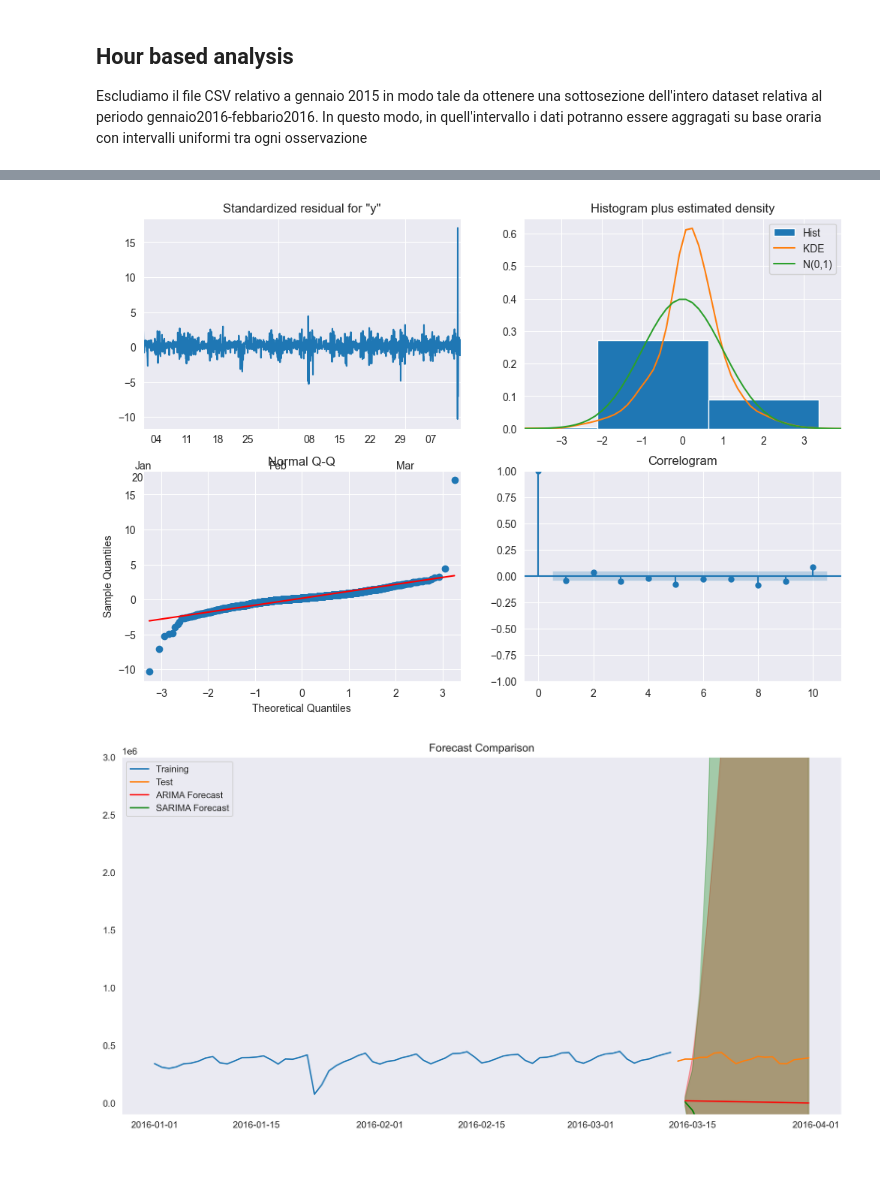
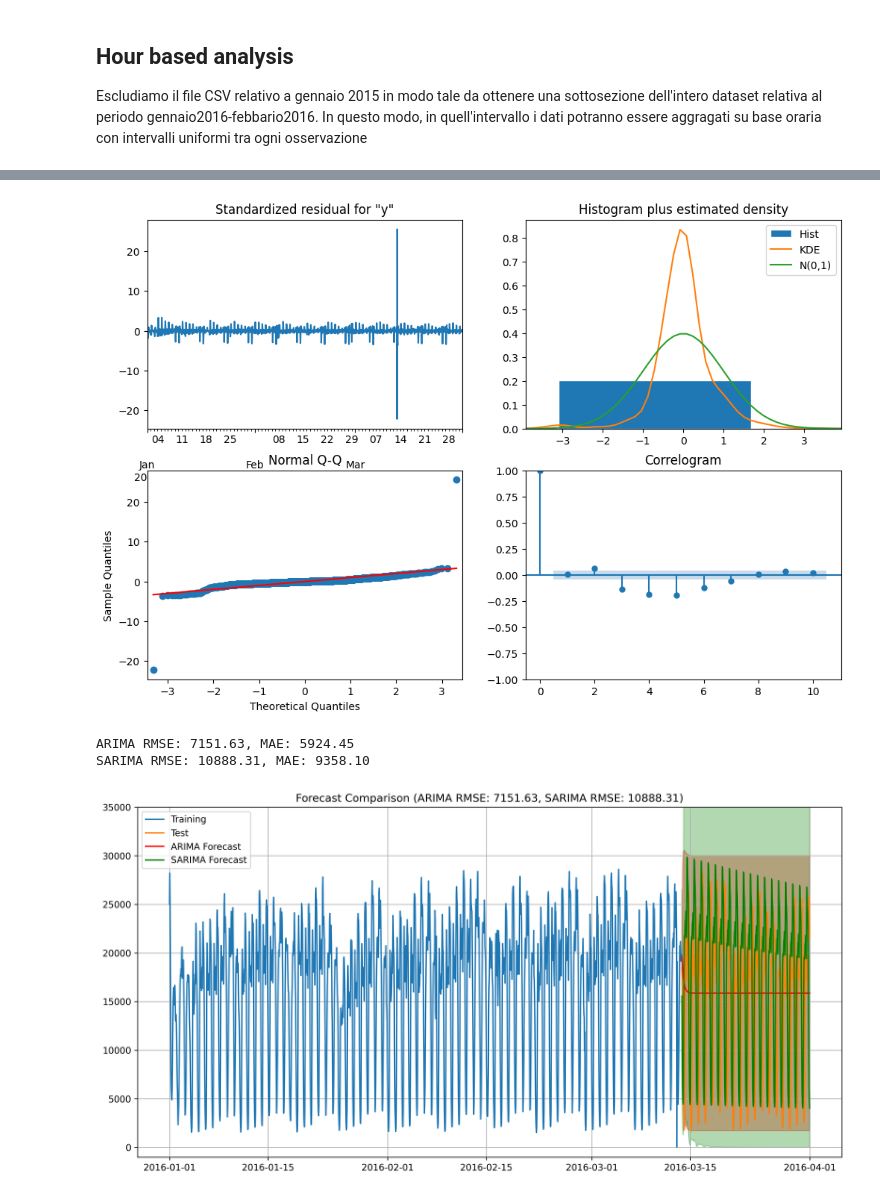
Before and after one commit to NicolaPicciafuoco/time-series-analysis, a Jupyter notebook: code/dataset_taxi_NYC/time_series.ipynb, the cells around one changed output, grey strips where cells are left out. Drawn from its saved outputs; the diff is of its cells as text; code cells hidden in the pictures; blank space fills up the shorter version.

Commit message:
time series almost complete

```diff
--- a/code/dataset_taxi_NYC/time_series.ipynb
+++ b/code/dataset_taxi_NYC/time_series.ipynb
@@ -383,6 +390,18 @@ hourly_trips = hour_df.groupby('pickup_hour').size()
 # Trasformare in una serie temporale con frequenza fissa
 hourly_ts = hourly_trips.asfreq('H', fill_value=0)
 
+# Fill all the hours of January 23-24-25-26, 2016 with the average of the corresponding hours of the corresponding days-of-week in the rest of the dataset
+# NOT the average of the corresponding days-of-week, but the average of the corresponding hours
+# Riempimento delle ore mancanti basato su medie dello stesso giorno della settimana
+for i in range(24):
+    hourly_ts[f'2016-01-23 {i:02d}:00:00'] = hourly_ts[
+        (hourly_ts.index.hour == i) & (hourly_ts.index.dayofweek == 5)
+    ].mean()
+    hourly_ts[f'2016-01-24 {i:02d}:00:00'] = hourly_ts[
+        (hourly_ts.index.hour == i) & (hourly_ts.index.dayofweek == 6)
+    ].mean()
+
+
 # Train and test
 train_size = int(len(hourly_ts) * 0.8)
 train_hourly_ts = hourly_ts[:train_size]
@@ -447,5 +463,5 @@ plt.show()
 # %%
-hourly_arima_model = ARIMA(train_hourly_ts, order=(3,2,0))
+hourly_arima_model = ARIMA(train_hourly_ts, order=(1, 0, 1))
 
 hourly_arima_fit = hourly_arima_model.fit()
 
@@ -477,5 +493,9 @@ plt.show()
 # %%
-hourly_model_sarima = sm.tsa.statespace.SARIMAX(train_hourly_ts, order=(3, 2, 0), seasonal_order=(3, 2, 0, 24))
+# Applicare la trasformazione logaritmica
+hourly_ts_log = np.log1p(hourly_ts)
+
+# Modello SARIMA
+hourly_model_sarima = sm.tsa.statespace.SARIMAX(hourly_ts_log, order=(1, 0, 1), seasonal_order=(1, 0, 1, 24))
 hourly_sarima_fit = hourly_model_sarima.fit()
 
 print(hourly_sarima_fit.summary())
@@ -502,36 +522,48 @@ Warnings:
 hourly_sarima_fit.plot_diagnostics(figsize=(12, 8))
 plt.show()
 # %% [output]
-[figure, old version]
+[figure, new version]
 # %%
-hourly_forecast_arima = hourly_arima_fit.get_forecast(steps=24*20)
-hourly_forecast_sarima = hourly_sarima_fit.get_forecast(steps=24*20)
+hourly_forecast_arima = hourly_arima_fit.get_forecast(steps=len(test_hourly_ts))
+hourly_forecast_sarima_log = hourly_sarima_fit.get_forecast(steps=len(test_hourly_ts))
+hourly_forecast_sarima = np.expm1(hourly_forecast_sarima_log.predicted_mean)
+hourly_forecast_sarima_se = hourly_forecast_sarima_log.se_mean
+hourly_forecast_sarima_ci = np.expm1(hourly_forecast_sarima_log.conf_int())
 
-results = {
-    'ARIMA': (hourly_forecast_arima.predicted_mean, hourly_forecast_arima.se_mean, hourly_forecast_arima.conf_int()),
-    'SARIMA': (hourly_forecast_sarima.predicted_mean, hourly_forecast_sarima.se_mean, hourly_forecast_sarima.conf_int())
-}
+# Allineare gli indici delle previsioni con il test set
+arima_fc_series = pd.Series(hourly_forecast_arima.predicted_mean.values, index=test_hourly_ts.index)
+sarima_fc_series = pd.Series(hourly_forecast_sarima.values, index=test_hourly_ts.index)
 
-arima_fc_series = pd.Series(results['ARIMA'][0], index=test_ts.index)
-sarima_fc_series = pd.Series(results['SARIMA'][0], index=test_ts.index)
+arima_lower_series = pd.Series(hourly_forecast_arima.conf_int().iloc[:, 0].values, index=test_hourly_ts.index)
+arima_upper_series = pd.Series(hourly_forecast_arima.conf_int().iloc[:, 1].values, index=test_hourly_ts.index)
 
-arima_lower_series = pd.Series(results['ARIMA'][2].iloc[:, 0], index=test_ts.index)
-arima_upper_series = pd.Series(results['ARIMA'][2].iloc[:, 1], index=test_ts.index)
+sarima_lower_series = pd.Series(hourly_forecast_sarima_ci.iloc[:, 0].values, index=test_hourly_ts.index)
+sarima_upper_series = pd.Series(hourly_forecast_sarima_ci.iloc[:, 1].values, index=test_hourly_ts.index)
 
-sarima_lower_series = pd.Series(results['SARIMA'][2].iloc[:, 0], index=test_ts.index)
-sarima_upper_series = pd.Series(results['SARIMA'][2].iloc[:, 1], index=test_ts.index)
+from sklearn.metrics import mean_squared_error, mean_absolute_error
+
+# Calcolo delle metriche di errore
+arima_rmse = np.sqrt(mean_squared_error(test_hourly_ts, arima_fc_series))
+sarima_rmse = np.sqrt(mean_squared_error(test_hourly_ts, sarima_fc_series))
+arima_mae = mean_absolute_error(test_hourly_ts, arima_fc_series)
+sarima_mae = mean_absolute_error(test_hourly_ts, sarima_fc_series)
+
+print(f"ARIMA RMSE: {arima_rmse:.2f}, MAE: {arima_mae:.2f}")
+print(f"SARIMA RMSE: {sarima_rmse:.2f}, MAE: {sarima_mae:.2f}")
 
 plt.figure(figsize=(14, 7), dpi=300)
-plt.plot(train_ts, label='Training')
-plt.plot(test_ts, label='Test')
+plt.plot(train_hourly_ts, label='Training')
+plt.plot(test_hourly_ts, label='Test')
 plt.plot(arima_fc_series, label='ARIMA Forecast', color='red')
 plt.plot(sarima_fc_series, label='SARIMA Forecast', color='green')
-plt.ylim(-100000, 3000000)
+plt.ylim(-1000, 35000)
 plt.fill_between(arima_lower_series.index, arima_lower_series, arima_upper_series, color='red', alpha=0.3)
 plt.fill_between(sarima_lower_series.index, sarima_lower_series, sarima_upper_series, color='green', alpha=0.3)
-plt.title('Forecast Comparison')
+plt.title(f'Forecast Comparison (ARIMA RMSE: {arima_rmse:.2f}, SARIMA RMSE: {sarima_rmse:.2f})')
 plt.legend(loc='upper left', fontsize=10)
 plt.grid()
 plt.show()
 # %% [output]
+ARIMA RMSE: 7151.63, MAE: 5924.45
+SARIMA RMSE: 10888.31, MAE: 9358.10
-[figure, old version]
+[figure, new version]
```
Also changed, not shown: parts of 27 cells of this notebook.
